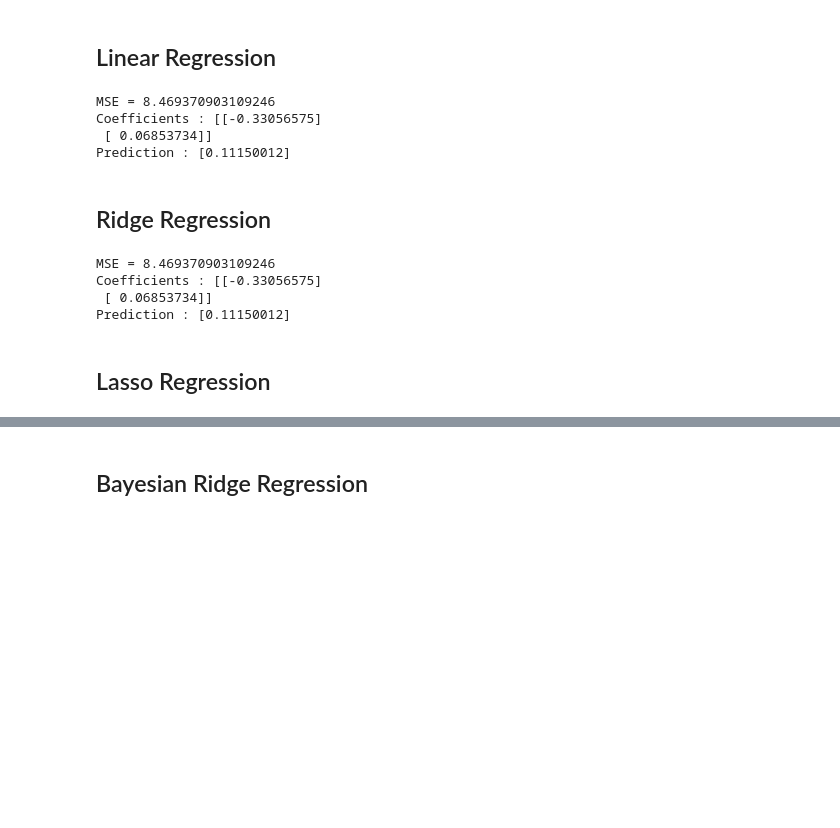
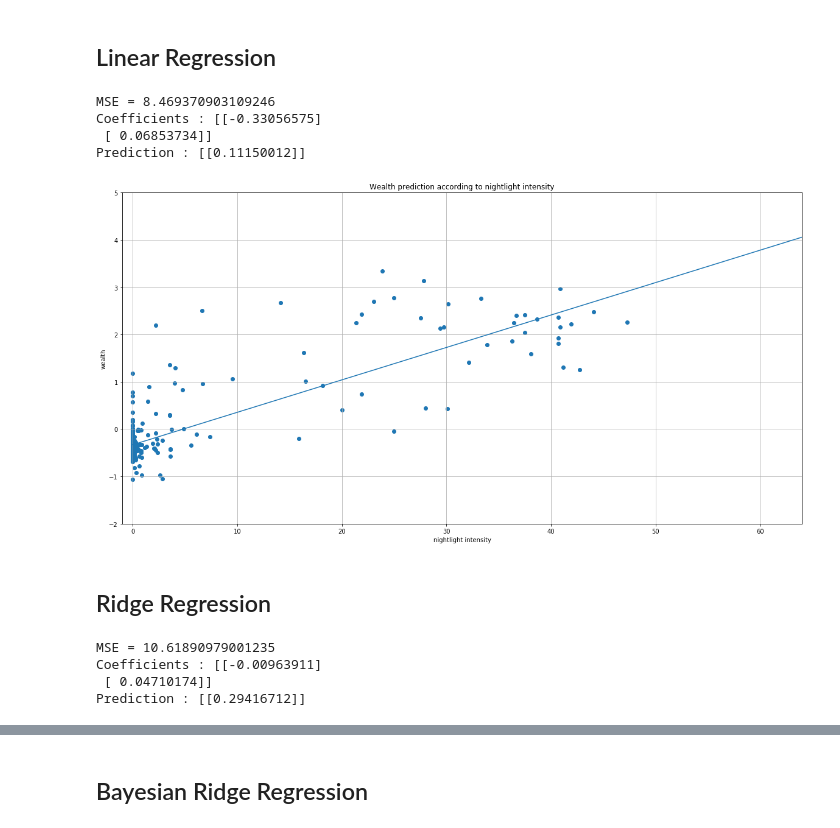
Before and after one commit to ridouaneg/Predict-poverty-from-space, a Jupyter notebook: implementations.ipynb, the cells around one changed output, grey strips where cells are left out. Saved outputs shown, nothing was run; the diff lists cells and outputs as text; code cells hidden in the pictures; blank space fills up the shorter version.

Commit message:
implementations of much more regression models : knn reg, polynomial reg, gaussian reg

```diff
--- a/implementations.ipynb
+++ b/implementations.ipynb
@@ -13,7 +14,7 @@ df_rwanda = pd.read_csv('./data/rwanda')
 X = df_rwanda['mean_light']
 y = df_rwanda['wealth_index']
 
-X = np.resize(X, (X_train.shape[0], 1))
-y = np.resize(y, (y_train.shape[0], 1))
+X = np.resize(X, (X.shape[0], 1))
+y = np.resize(y, (y.shape[0], 1))
 
 X_train, X_test, y_train, y_test = train_test_split(X, y, test_size=0.20, random_state=42)
@@ -20,3 +23,17 @@ X_train, X_test, y_train, y_test = train_test_split(X, y, test_size=0.20, random
+# %%
+def plot_regression(estimator, X_train, y_train):
+    x_axis = np.linspace(0, 64, 1000).reshape((1000, 1))
+    y_axis = estimator.predict(x_axis)
+    plt.figure(figsize=(20, 10))
+    plt.grid()
+    plt.xlim(-1, 64)
+    plt.ylim(-2, 5)
+    plt.title('Wealth prediction according to nightlight intensity')
+    plt.xlabel('nightlight intensity')
+    plt.ylabel('wealth')
+    plt.scatter(X_train, y_train)
+    plt.plot(x_axis, y_axis)
+    plt.show()
 # %% [markdown]
 # Parametric Regression
 # %% [markdown]
@@ -34,20 +51,25 @@ class LinearRegression:
         self.coeff = beta
         print("MSE =", np.linalg.norm(y_train - np.dot(X, self.coeff)))
 
-    def predict(self, x_test):
-        intercept = [1.]
-        x = np.append(intercept, x_test, axis=0)
-        return np.dot(x.T, self.coeff)
+    def predict(self, X_test):
+        intercept = np.ones((X_test.shape[0], 1))
+        X = np.append(intercept, X_test, axis=1)
+        y_test = np.dot(X, self.coeff)
+        return y_test
 # %%
 estimator = LinearRegression()
 estimator.train(X_train, y_train)
 print("Coefficients :", estimator.coeff)
-print("Prediction :", estimator.predict(X_test[11]))
+print("Prediction :", estimator.predict(np.array([X_test[11]])))
 # %% [output]
 MSE = 8.469370903109246
 Coefficients : [[-0.33056575]
  [ 0.06853734]]
-Prediction : [0.11150012]
+Prediction : [[0.11150012]]
+# %%
+plot_regression(estimator, X_train, y_train)
+# %% [output]
+[figure, added]
 # %% [markdown]
 ## Ridge Regression
 # %%
@@ -72,12 +95,10 @@ class RidgeRegression:
 # %%
-estimator = RidgeRegression(gamma=0)
+estimator = RidgeRegression(gamma=1e4)
 estimator.train(X_train, y_train)
 print("Coefficients :", estimator.coeff)
-print("Prediction :", estimator.predict(X_test[11]))
+print("Prediction :", estimator.predict(np.array([X_test[11]])))
 # %% [output]
-MSE = 8.469370903109246
-Coefficients : [[-0.33056575]
- [ 0.06853734]]
-Prediction : [0.11150012]
+MSE = 10.61890979001235
+Coefficients : [[-0.00963911]
+ [ 0.04710174]]
+Prediction : [[0.29416712]]
-# %% [markdown]
-## Lasso Regression
```
Also changed, not shown: parts of 10 cells of this notebook, 2 other files.
